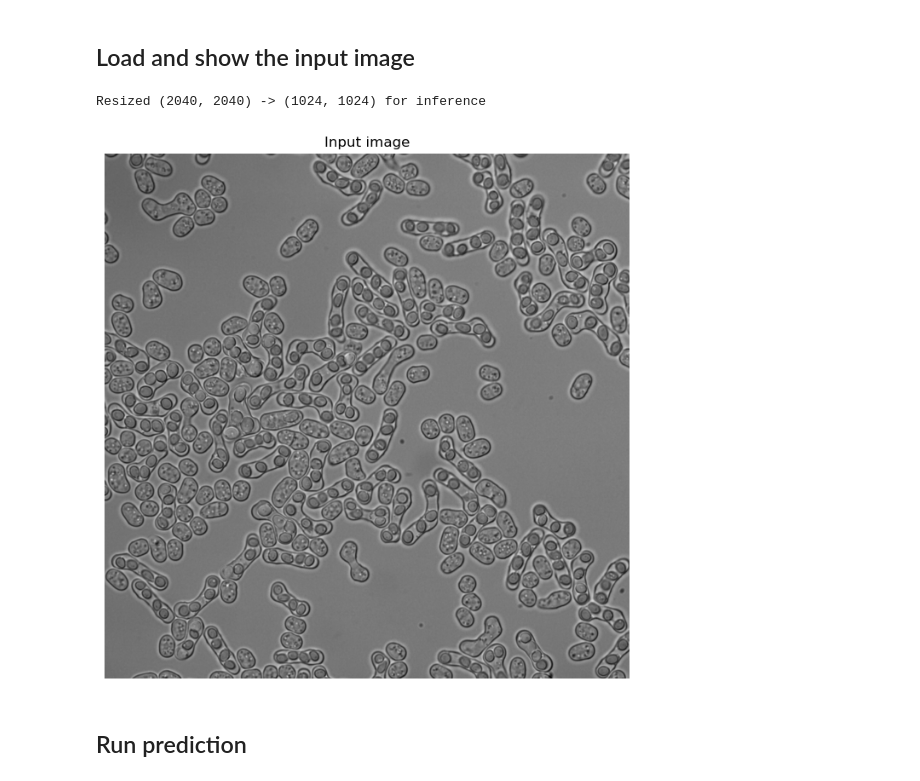
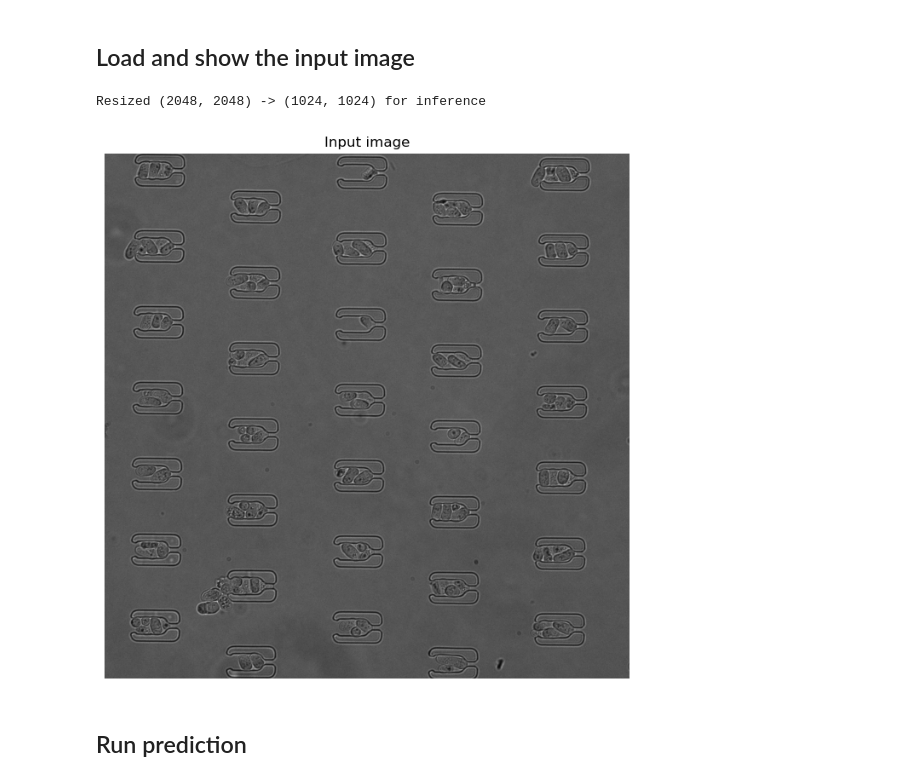
Before and after one commit to wanlanli/PytrochDeepyeast, a Jupyter notebook: evaluation-demo.ipynb, the cells around one changed output. Saved outputs shown, nothing was run; the diff lists cells and outputs as text; code cells hidden in the pictures.

```diff
--- a/evaluation-demo.ipynb
+++ b/evaluation-demo.ipynb
@@ -97,23 +104,23 @@ sem_seg_head.loss.criterion.weight
 # %% [markdown]
 ## Load and show the input image
 # %%
-image_path = "./YeastPanoptic_samples/00001_leftImg8bit.png"
+image_path = "./images/pn1_1_DIC_s1_t1.stk_Z50.tif"
 infer_size = 1024  # longer side in pixels for inference; set to None to predict at full resolution
 
 im = imread(image_path)
 image = convert_to_rgb(im)
 orig_size = image.shape[:2]
 
 if infer_size and max(orig_size) > infer_size:
     infer_image = resize_long_side(image, infer_size)
     print(f"Resized {orig_size} -> {infer_image.shape[:2]} for inference")
 else:
     infer_image = image
 
 show_image(image, title="Input image")
 # %% [output]
-Resized (2040, 2040) -> (1024, 1024) for inference
+Resized (2048, 2048) -> (1024, 1024) for inference
-[figure, old version]
+[figure, new version]
 # %% [markdown]
 ## Run prediction
 # %%
```
Also changed, not shown: parts of 9 cells of this notebook, 4 other files.
